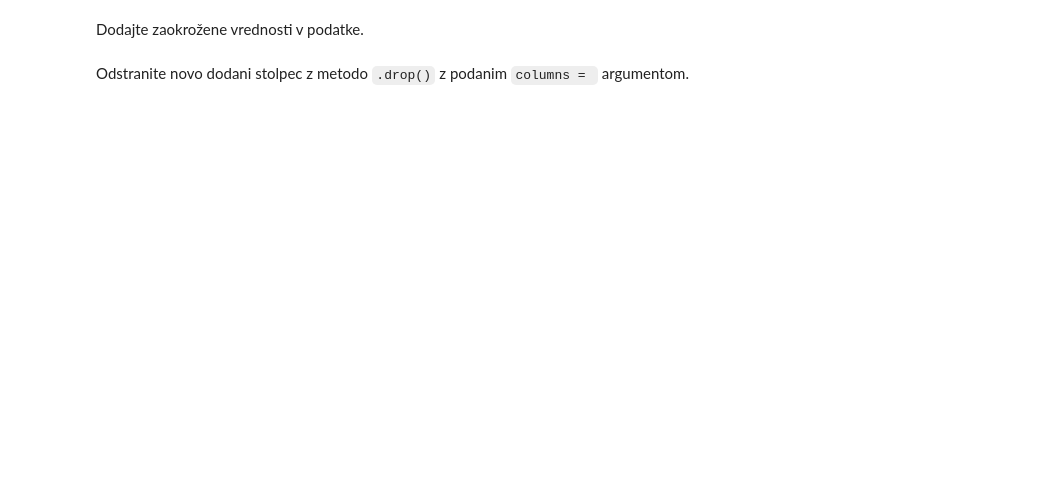
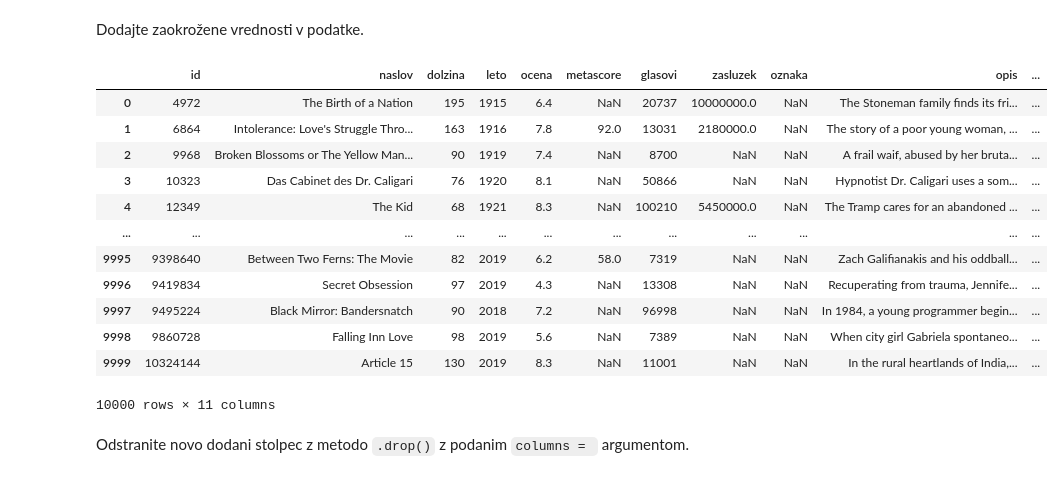
Before and after one commit to MancaStrah/programiranje-1, a Jupyter notebook: 03-analiza-podatkov/vaje/pandas_101.ipynb, the cells around one changed output. Cells and saved outputs as stored; diff of their text form; code cells hidden in the pictures; blank space fills up the shorter version.

```diff
--- a/03-analiza-podatkov/vaje/pandas_101.ipynb
+++ b/03-analiza-podatkov/vaje/pandas_101.ipynb
@@ -8,11 +8,16 @@
 ### Naložimo pandas in podatke
 # %%
 # naložimo paket
-import pandas, numpy, dash, requests
+import pandas as pd
+
 # ker bomo delali z velikimi razpredelnicami, povemo, da naj se vedno izpiše le 10 vrstic
-
+pd.options.display.max_rows = 10
 
 # izberemo interaktivni "notebook" stil risanja
+%matplotlib inline
 
 # naložimo razpredelnico, s katero bomo delali
-print(pandas)
+import os.path
+pot_do_podatkov = os.path.join('..','..', '02-zajem-podatkov', 'predavanja', 'obdelani-podatki', 'filmi.csv')
+
+filmi = pd.read_csv(pot_do_podatkov)
@@ -40,4 +111,21 @@ Zaokrožite stolpec ocen z funkcijo `round()`.
 # %% [markdown]
 Dodajte zaokrožene vrednosti v podatke.
+# %%
+filmi['zaokrozene ocene'] = zaokrozene
+filmi
+# %% [output]
+|  | id | naslov | dolzina | leto | ocena | metascore | glasovi | zasluzek | oznaka | opis | ... |
+| 0 | 4972 | The Birth of a Nation | 195 | 1915 | 6.4 | NaN | 20737 | 10000000.0 | NaN | The Stoneman family finds its fri... | ... |
+| 1 | 6864 | Intolerance: Love's Struggle Thro... | 163 | 1916 | 7.8 | 92.0 | 13031 | 2180000.0 | NaN | The story of a poor young woman, ... | ... |
+| 2 | 9968 | Broken Blossoms or The Yellow Man... | 90 | 1919 | 7.4 | NaN | 8700 | NaN | NaN | A frail waif, abused by her bruta... | ... |
+| 3 | 10323 | Das Cabinet des Dr. Caligari | 76 | 1920 | 8.1 | NaN | 50866 | NaN | NaN | Hypnotist Dr. Caligari uses a som... | ... |
+| 4 | 12349 | The Kid | 68 | 1921 | 8.3 | NaN | 100210 | 5450000.0 | NaN | The Tramp cares for an abandoned ... | ... |
+| ... | ... | ... | ... | ... | ... | ... | ... | ... | ... | ... | ... |
+| 9995 | 9398640 | Between Two Ferns: The Movie | 82 | 2019 | 6.2 | 58.0 | 7319 | NaN | NaN | Zach Galifianakis and his oddball... | ... |
+| 9996 | 9419834 | Secret Obsession | 97 | 2019 | 4.3 | NaN | 13308 | NaN | NaN | Recuperating from trauma, Jennife... | ... |
+| 9997 | 9495224 | Black Mirror: Bandersnatch | 90 | 2018 | 7.2 | NaN | 96998 | NaN | NaN | In 1984, a young programmer begin... | ... |
+| 9998 | 9860728 | Falling Inn Love | 98 | 2019 | 5.6 | NaN | 7389 | NaN | NaN | When city girl Gabriela spontaneo... | ... |
+| 9999 | 10324144 | Article 15 | 130 | 2019 | 8.3 | NaN | 11001 | NaN | NaN | In the rural heartlands of India,... | ... |
+10000 rows × 11 columns
 # %% [markdown]
 Odstranite novo dodani stolpec z metodo `.drop()` z podanim `columns = ` argumentom.
```
Also changed, not shown: parts of 16 cells of this notebook, 4 other files.
